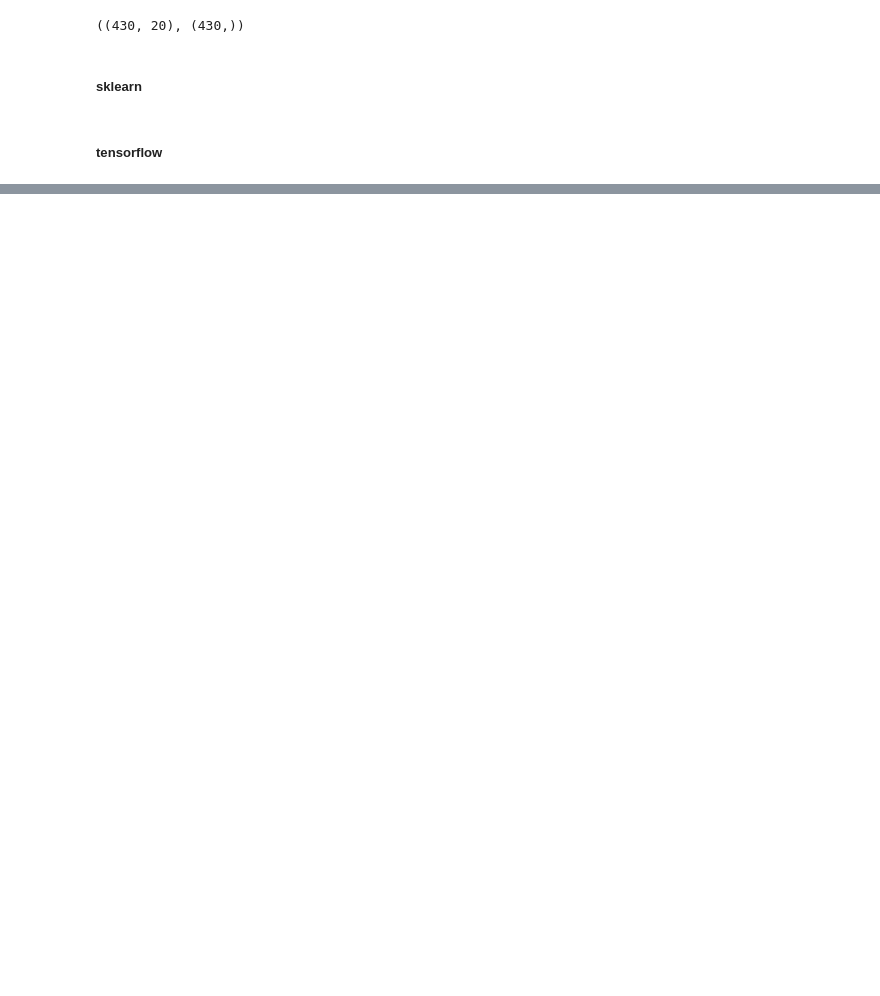
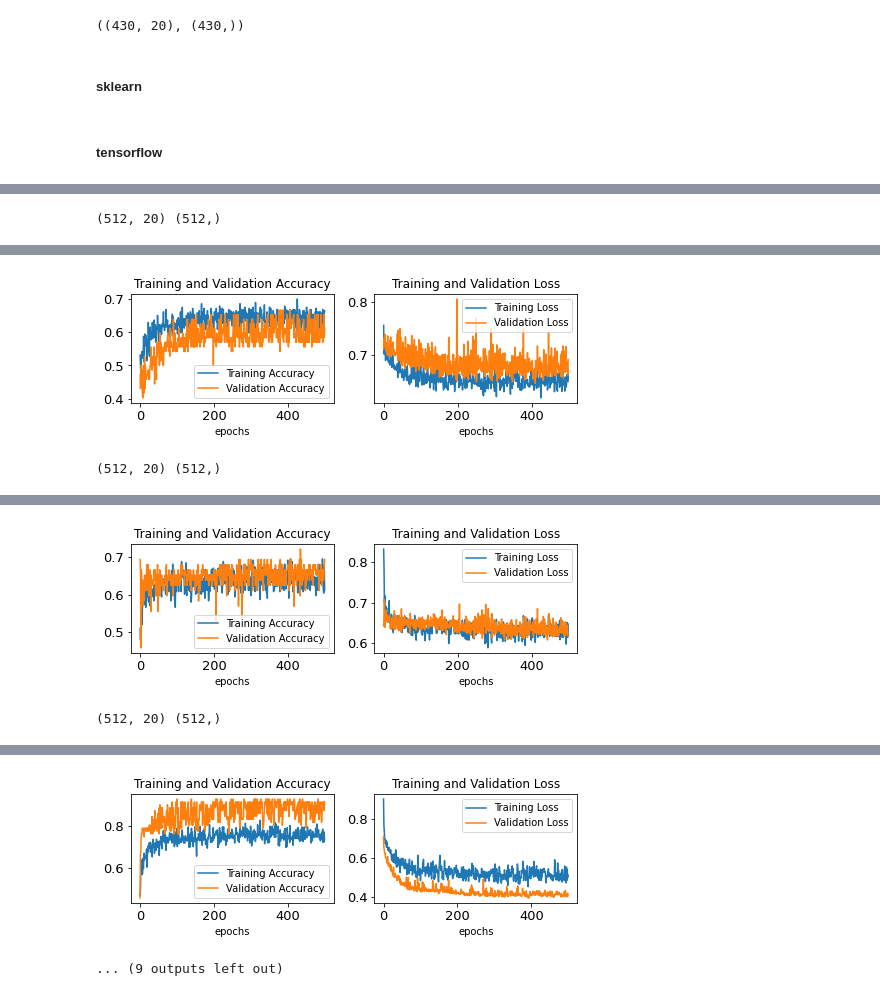
Before and after one commit to gimoonnam/Challenges, a Jupyter notebook: MotionSignalProcessing/PostAnalysis_momentComputing.ipynb, the cells around one changed output, grey strips where cells are left out. Saved outputs shown, nothing was run; the diff lists cells and outputs as text; code cells hidden in the pictures; blank space fills up the shorter version.

```diff
--- a/MotionSignalProcessing/PostAnalysis_momentComputing.ipynb
+++ b/MotionSignalProcessing/PostAnalysis_momentComputing.ipynb
@@ -679,0 +582,9 @@ Wall time: 13min 27s
+# %%
+%%time
+nn_binaryClassification('slow/RL/1m', 'slow/LR/1m', batch_size)
+nn_binaryClassification('slow/RL/2m', 'slow/LR/2m', batch_size)
+nn_binaryClassification('slow/RL/3m', 'slow/LR/3m', batch_size)
+nn_binaryClassification('slow/RL/4m', 'slow/LR/4m', batch_size)
+nn_binaryClassification('slow/RL/5m', 'slow/LR/5m', batch_size)
+# %% [output]
+(512, 20) (512,)
@@ -679,0 +594,2 @@ Wall time: 13min 27s
+[figure, added]
+(512, 20) (512,)
@@ -679,0 +599,2 @@ Wall time: 13min 27s
+[figure, added]
+(512, 20) (512,)
@@ -679,0 +604,2 @@ Wall time: 13min 27s
+[figure, added]
+... (9 outputs left out)
```
Also changed, not shown: parts of 49 cells of this notebook.
